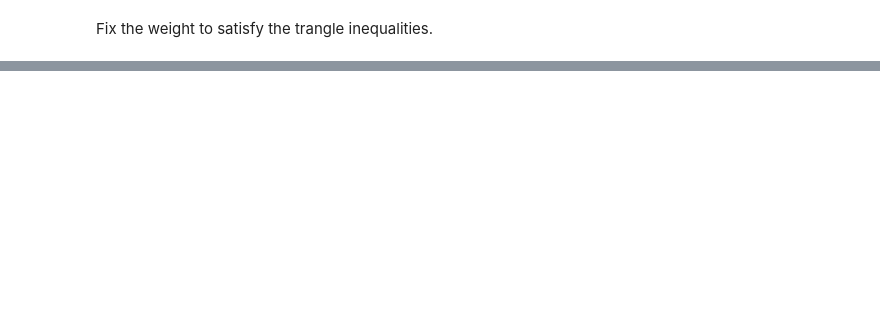
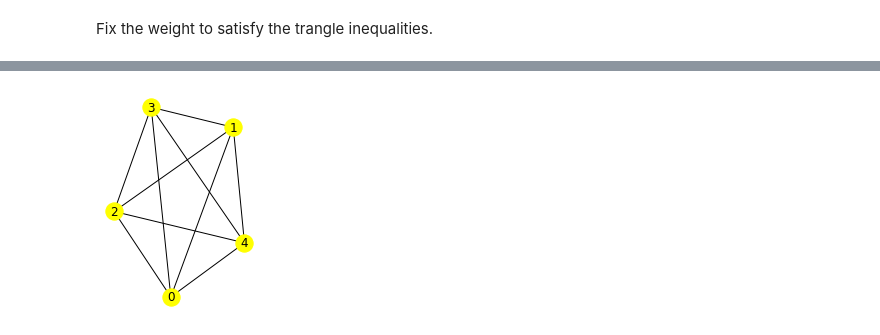
Before and after one commit to radarlwd/project-fa19, a Jupyter notebook: notebooks-son.ipynb, the cells around one changed output, grey strips where cells are left out. Saved outputs shown, nothing was run; the diff lists cells and outputs as text; code cells hidden in the pictures; blank space fills up the shorter version.

```diff
--- a/notebooks-son.ipynb
+++ b/notebooks-son.ipynb
@@ -258,0 +340,7 @@ Fix the weight to satisfy the trangle inequalities.
+# %%
+# Generate
+G_final = nx.complete_graph(5)
+plt.subplot(121)
+nx.draw(G_final, node_color='yellow', with_labels=True)
+# %% [output]
+[figure, added]
```
Also changed, not shown: parts of 14 cells of this notebook.
